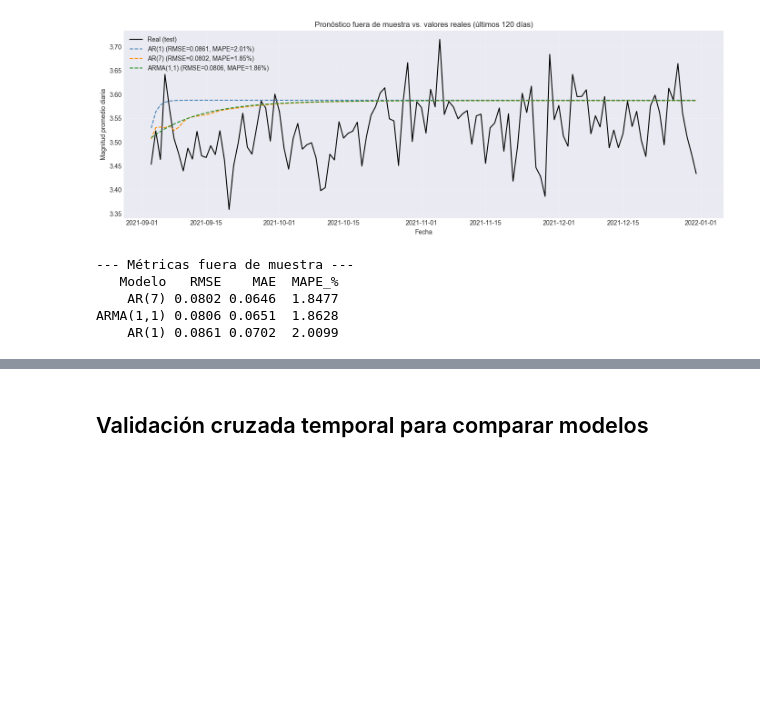
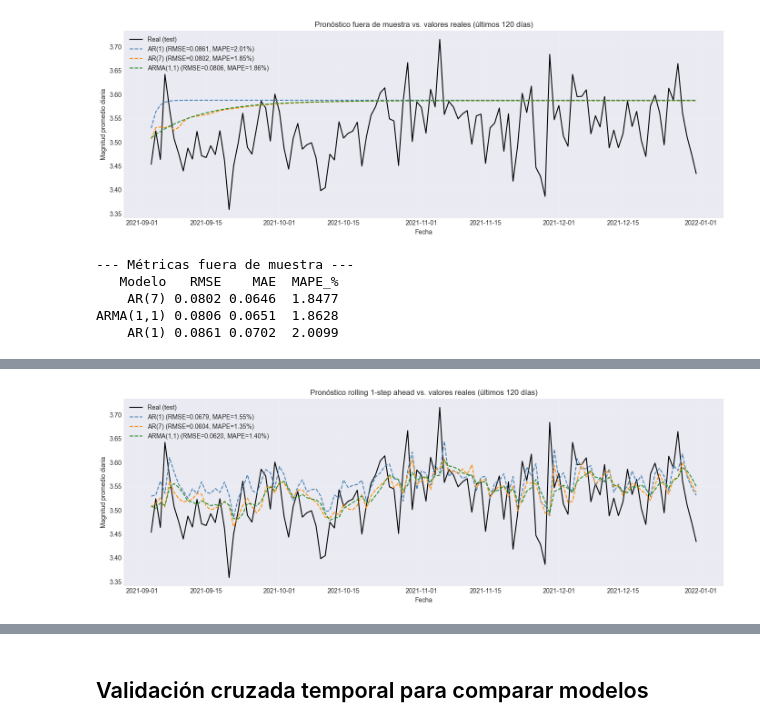
Before and after one commit to vanessalugo04/proyecto_series_tiempo, a Jupyter notebook: 20-21_22-23/2020-2021.ipynb, the cells around one changed output, grey strips where cells are left out. Drawn from its saved outputs; the diff is of its cells as text; code cells hidden in the pictures; blank space fills up the shorter version.

Commit message:
serie corregida

```diff
--- a/20-21_22-23/2020-2021.ipynb
+++ b/20-21_22-23/2020-2021.ipynb
@@ -1255,3 +1260,81 @@ Test:  2021-09-03  → 2021-12-31  (120 obs)
     AR(7) 0.0802 0.0646  1.8477
 ARMA(1,1) 0.0806 0.0651  1.8628
     AR(1) 0.0861 0.0702  2.0099
+# %%
+from sklearn.metrics import mean_squared_error, mean_absolute_error
+import numpy as np
+import pandas as pd
+import matplotlib.pyplot as plt
+from statsmodels.tsa.arima.model import ARIMA
+
+n_test = 120
+ts_train = ts_clean.iloc[:-n_test]
+ts_test  = ts_clean.iloc[-n_test:]
+
+print(f"Train: {ts_train.index[0].date()} → {ts_train.index[-1].date()} ({len(ts_train)} obs)")
+print(f"Test:  {ts_test.index[0].date()}  → {ts_test.index[-1].date()}  ({len(ts_test)} obs)\n")
+
+# Configuración de modelos
+ordenes = {
+    'AR(1)':     (1, 0, 0),
+    'AR(7)':     (7, 0, 0),
+    'ARMA(1,1)': (1, 0, 1),
+}
+
+colores_mod = {
+    'AR(1)':     'steelblue',
+    'AR(7)':     'darkorange',
+    'ARMA(1,1)': 'forestgreen'
+}
+
+epsilon = 1e-8
+resultados = []
+
+fig, ax = plt.subplots(figsize=(14, 5))
+ax.plot(ts_test.index, ts_test.values,
+        color='black', linewidth=1.5, label='Real (test)')
+
+for nombre, orden in ordenes.items():
+    print(f"Calculando rolling forecast para {nombre}...")
+
+    historia = list(ts_train)       # parte con los datos de entrenamiento
+    predicciones = []
+
+    for t in range(n_test):
+        # 1. Entrena con la historia disponible hasta este momento
+        modelo_t = ARIMA(historia, order=orden).fit()
+
+        # 2. Predice solo 1 paso adelante
+        pred = modelo_t.forecast(steps=1)[0]
+        predicciones.append(pred)
+
+        # 3. Agrega el valor REAL a la historia para el siguiente paso
+        historia.append(ts_test.iloc[t])
+
+    # Convertir a Series con el índice correcto
+    forecast_series = pd.Series(predicciones, index=ts_test.index)
+
+    # Métricas
+    rmse = np.sqrt(mean_squared_error(ts_test, forecast_series))
+    mae  = mean_absolute_error(ts_test, forecast_series)
+    mape = np.mean(np.abs((ts_test - forecast_series) / (ts_test + epsilon))) * 100
+
+    resultados.append({'Modelo': nombre, 'RMSE': rmse, 'MAE': mae, 'MAPE_%': mape})
+
+    ax.plot(ts_test.index, forecast_series.values,
+            linestyle='--', linewidth=1.5,
+            color=colores_mod[nombre],
+            label=f'{nombre} (RMSE={rmse:.4f}, MAPE={mape:.2f}%)')
+
+ax.set_title('Pronóstico rolling 1-step ahead vs. valores reales (últimos 120 días)')
+ax.set_xlabel('Fecha')
+ax.set_ylabel('Magnitud promedio diaria')
+ax.legend()
+ax.grid(True, alpha=0.3)
+plt.tight_layout()
+plt.show()
+
+df_metricas_oos = pd.DataFrame(resultados).sort_values('RMSE')
+print("\n--- Métricas rolling 1-step ahead ---")
+print(df_metricas_oos.round(4).to_string(index=False))
+# %% [output]
@@ -1257,0 +1347 @@ ARMA(1,1) 0.0806 0.0651  1.8628
+[figure, added]
```
Also changed, not shown: parts of 10 cells of this notebook.
